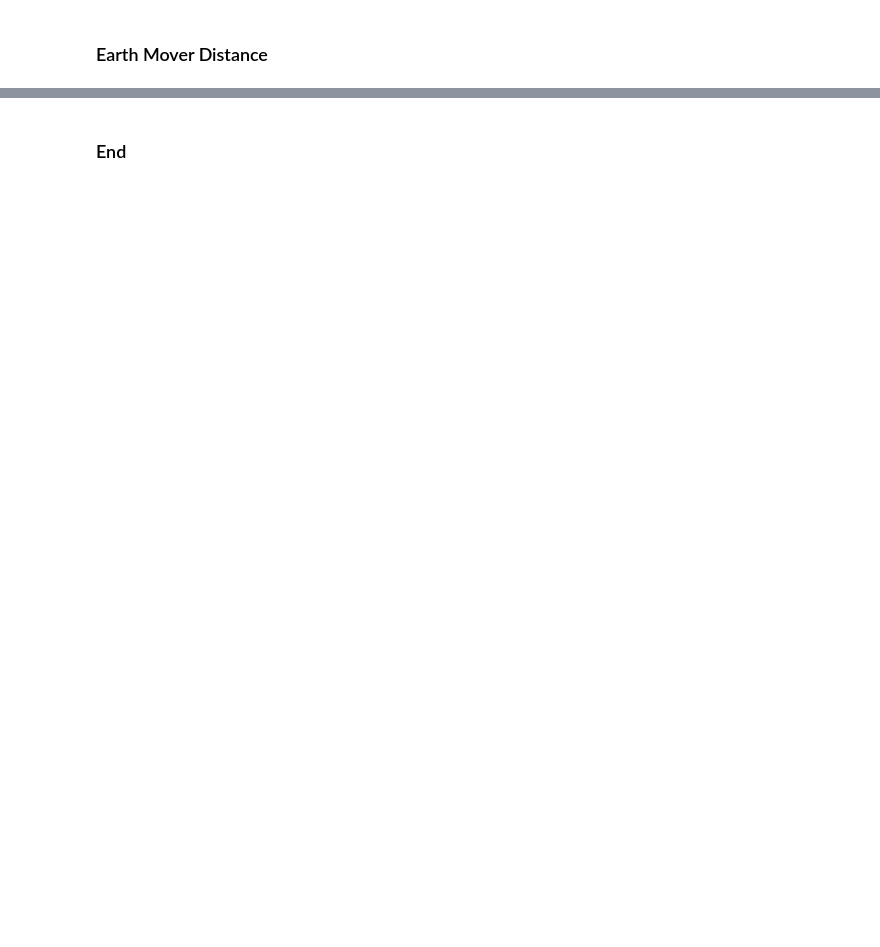
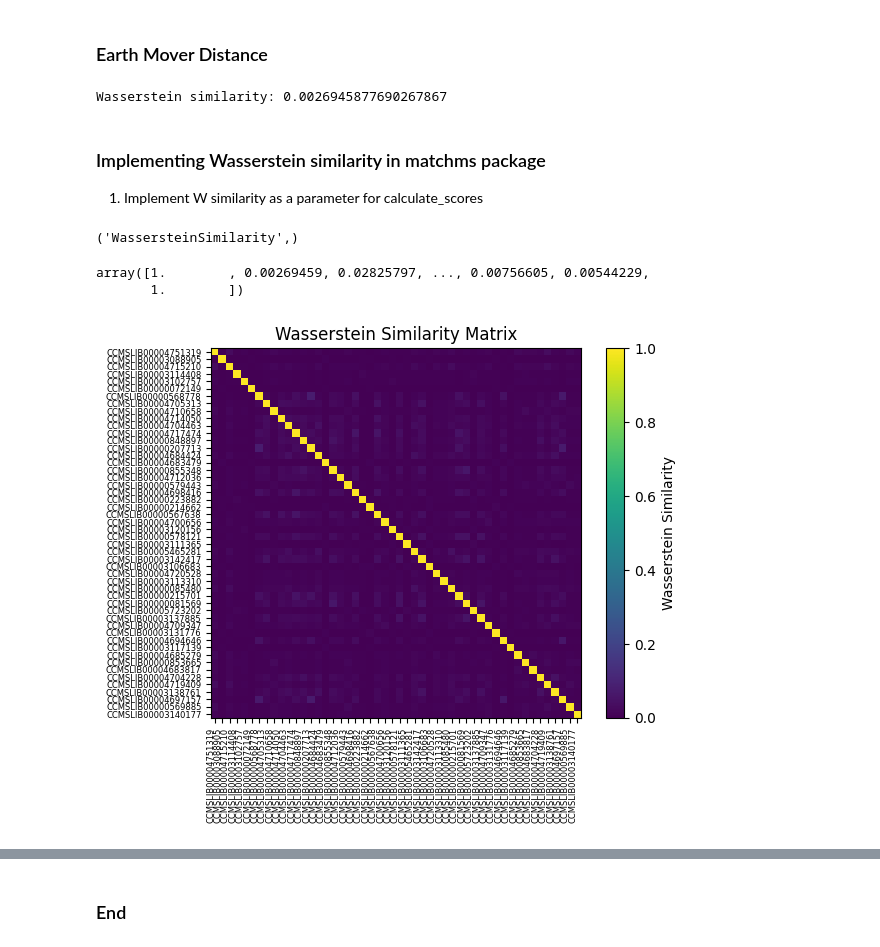
Before and after one commit to ongarileonardo/plant_bioactivities, a Jupyter notebook: src/EDA.ipynb, the cells around one changed output, grey strips where cells are left out. Cells and saved outputs as stored; diff of their text form; code cells hidden in the pictures; blank space fills up the shorter version.

Commit message:
feat: added test on wasserstain distane and masserstain package

```diff
--- a/src/EDA.ipynb
+++ b/src/EDA.ipynb
@@ -282,2 +316,62 @@ plt.show()
 # %% [markdown]
 ### Earth Mover Distance
+# %%
+from masserstein import Spectrum
+from scipy.stats import wasserstein_distance
+
+W = wasserstein_distance(valid_samples[0].peaks.mz, valid_samples[1].peaks.mz,
+                     valid_samples[0].peaks.intensities, valid_samples[1].peaks.intensities)
+
+similarity = 1 / (1 + W)  # convert distance to similarity
+print(f"Wasserstein similarity: {similarity}")
+# %% [output]
+Wasserstein similarity: 0.0026945877690267867
+# %% [markdown]
+### Implementing Wasserstein similarity in matchms package
+
+1. Implement W similarity as a parameter for calculate_scores
+# %%
+from matchms.similarity.BaseSimilarity import BaseSimilarity
+
+class WassersteinSimilarity(BaseSimilarity):
+
+    def pair(self, reference, query):
+        # extract peak positions/intensities
+        mz_ref = reference.peaks.mz
+        mz_query = query.peaks.mz
+        weight_ref = reference.peaks.intensities
+        weight_query = query.peaks.intensities
+
+        return 1 / (1 + wasserstein_distance(mz_ref, mz_query, weight_ref, weight_query))
+# %%
+wass_similarity = WassersteinSimilarity()
+
+scores = matchms.calculate_scores(valid_samples,
+                                  valid_samples,
+                                  wass_similarity,
+                                  is_symmetric=True)
+# %%
+scores.score_names
+# %% [output]
+('WassersteinSimilarity',)
+# %%
+row, col, val = scores.scores['WassersteinSimilarity']
+
+n = len(valid_samples)
+S = np.zeros((n, n))
+
+S[row, col] = val  # convert distance to similarity
+# %%
+val
+# %% [output]
+array([1.        , 0.00269459, 0.02825797, ..., 0.00756605, 0.00544229,
+       1.        ])
+# %%
+plt.imshow(S[:50, :50], cmap='viridis', vmin=0, vmax=1)
+plt.title("Wasserstein Similarity Matrix")
+plt.xticks(ticks=np.arange(50), labels=[s.metadata.get('spectrum_id', 'Unknown') for s in valid_samples[:50]], rotation=90, ha='right', fontsize=6)
+plt.yticks(ticks=np.arange(50), labels=[s.metadata.get('spectrum_id', 'Unknown') for s in valid_samples[:50]], fontsize=6)
+plt.colorbar(label='Wasserstein Similarity')
+plt.show()
+# %% [output]
+[figure, added]
```
Also changed, not shown: parts of 20 cells of this notebook.
